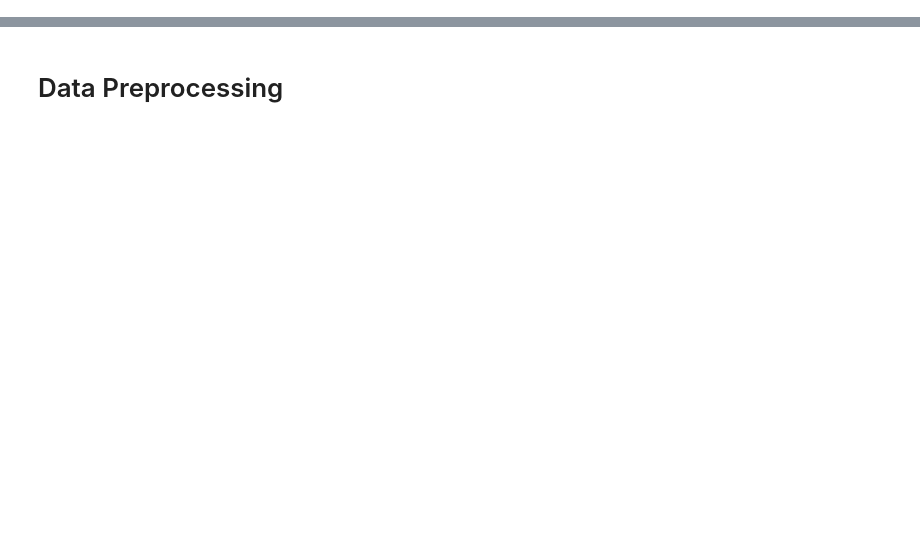
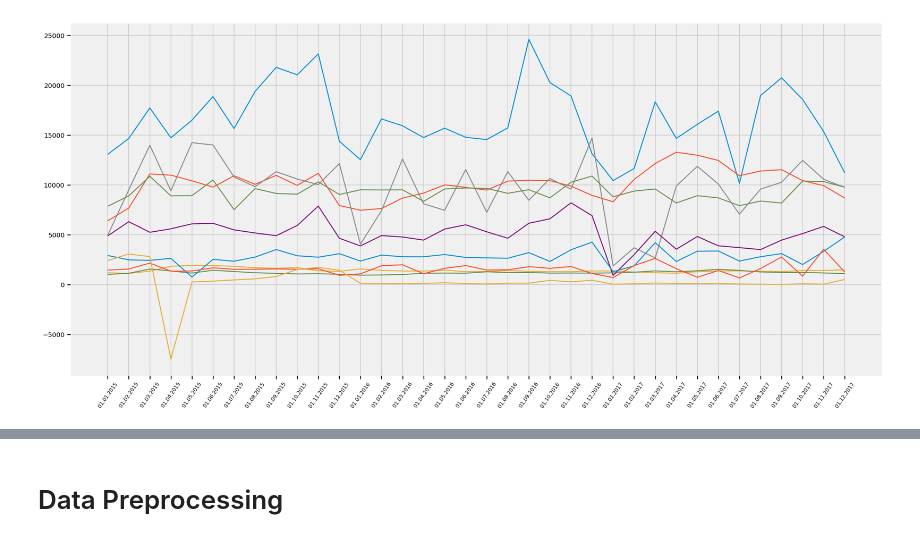
Before and after one commit to erg0-0/TimeSeries, a Jupyter notebook: Forecast 2019/Forecast_sales_prediction.ipynb, the cells around one changed output, grey strips where cells are left out. Cells and saved outputs as stored; diff of their text form; code cells hidden in the pictures; blank space fills up the shorter version.

```diff
--- a/Forecast 2019/Forecast_sales_prediction.ipynb
+++ b/Forecast 2019/Forecast_sales_prediction.ipynb
@@ -82,0 +60,7 @@ plt.legend(loc='center left', bbox_to_anchor=(1, 0.5))
+# %%
+plt.figure(figsize=(20,10))
+plt.xticks( rotation=55)
+plt.plot(df)
+plt.show()
+# %% [output]
+[figure, added]
```
Also changed, not shown: parts of 14 cells of this notebook, 1 other file.
